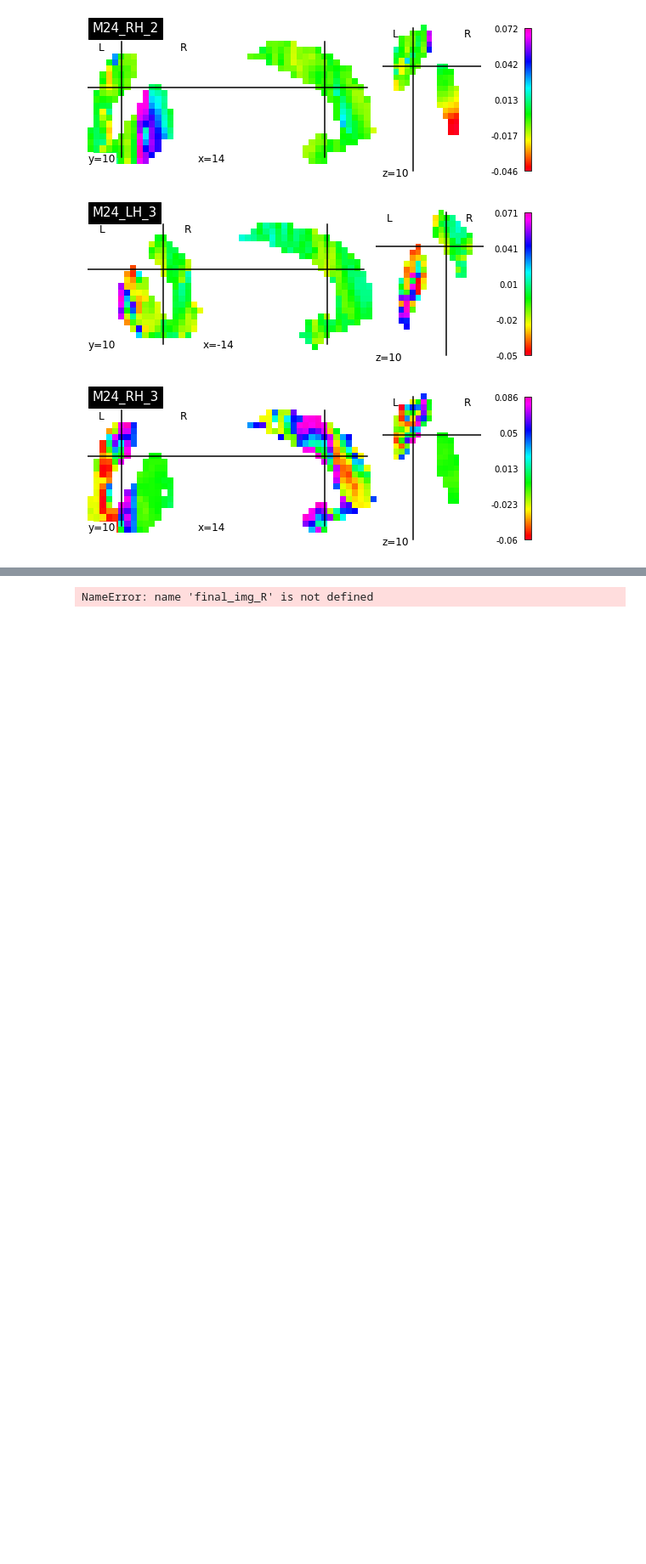
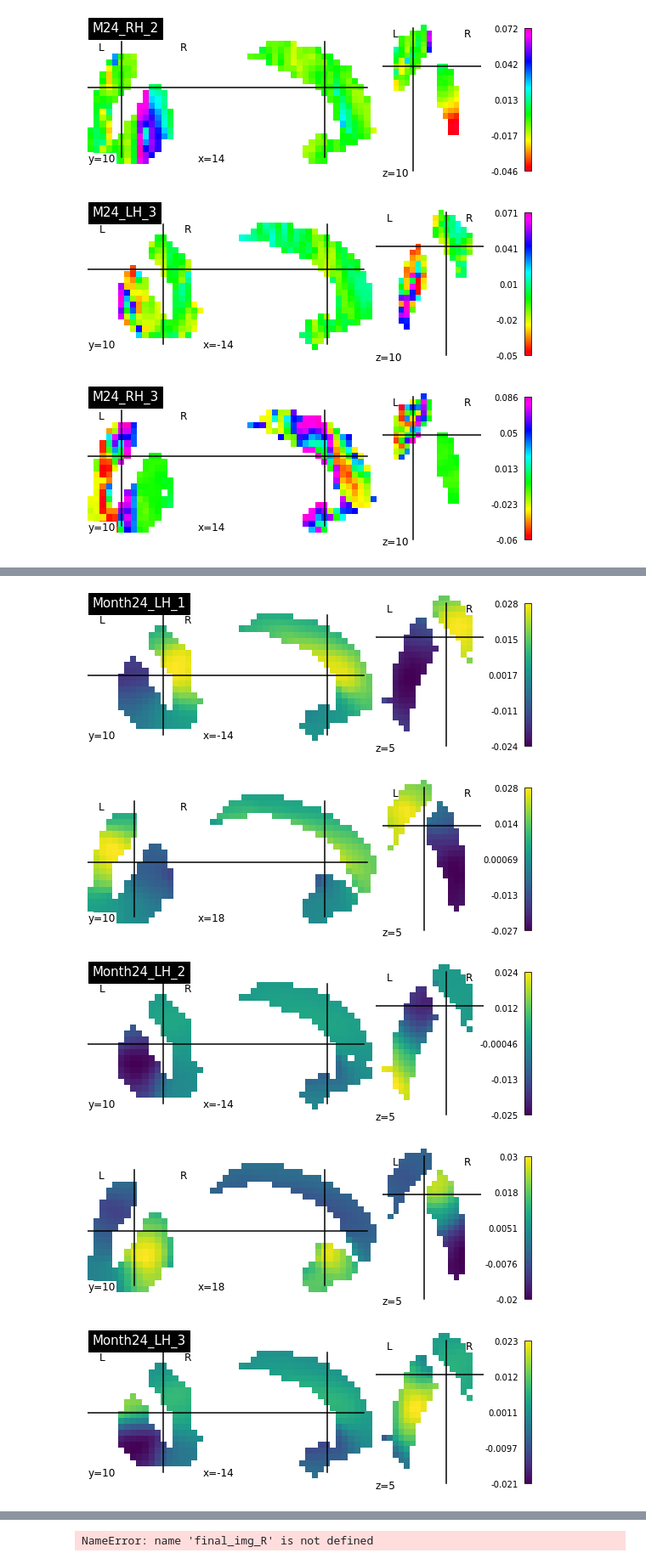
Before and after one commit to DimuthuHemachandra/functional_gradients, a Jupyter notebook: scripts/projections.ipynb, the cells around one changed output, grey strips where cells are left out. Shown at 85% size. Drawn from its saved outputs; the diff is of its cells as text; code cells hidden in the pictures; blank space fills up the shorter version.

```diff
--- a/scripts/projections.ipynb
+++ b/scripts/projections.ipynb
@@ -140,0 +193,10 @@ get_projection('3',grad_L_m24,grad_R_m24,out_path,'M24')
+# %%
+get_projection('1',out_path,'Month24')
+get_projection('2',out_path,'Month24')
+get_projection('3',out_path,'Month24')
+# %% [output]
+[figure, added]
+[figure, added]
+[figure, added]
+[figure, added]
+[figure, added]
```
Also changed, not shown: parts of 7 cells of this notebook, 10 other files.
